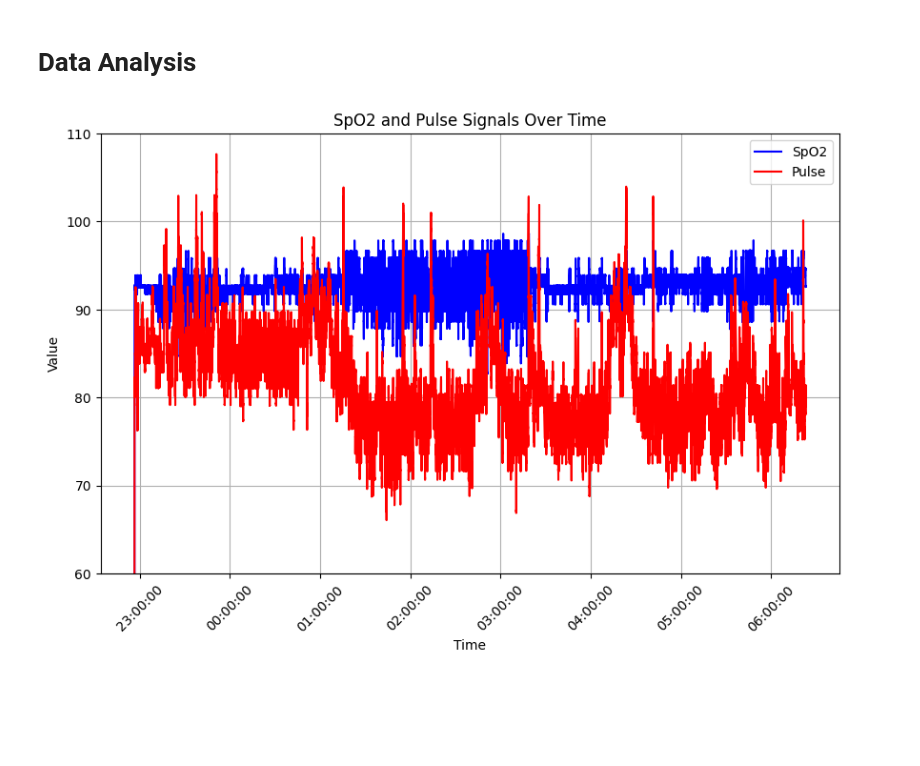
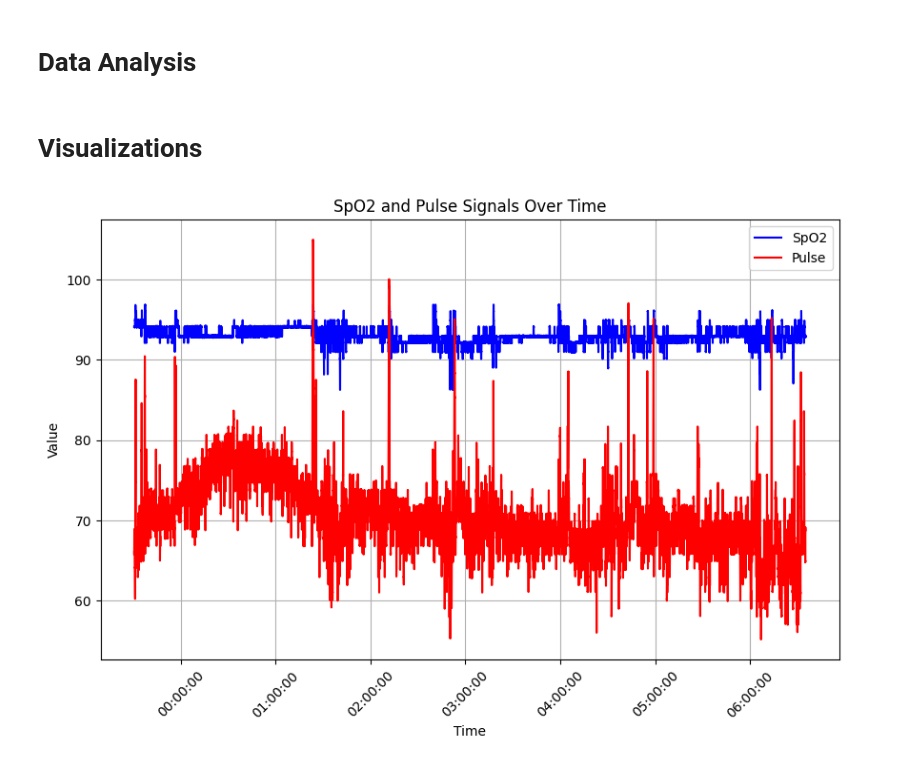
Before and after one commit to AnnaGass/DSA-SleepHealthData, a Jupyter notebook: DecisionTree.ipynb, the cells around one changed output. Cells and saved outputs as stored; diff of their text form; code cells hidden in the pictures; blank space fills up the shorter version.

Commit message:
Finished data preparation steps

```diff
--- a/DecisionTree.ipynb
+++ b/DecisionTree.ipynb
@@ -4,7 +4,7 @@
 # @title # Select the subject to be used { display-mode: "both" }
 variable_name = ""
 
-subject = '027'
+subject = '019'
 # %% [markdown]
 # Install python libraries and load packages
 # %%
@@ -38,6 +35,11 @@ from datetime import timedelta
 from datetime import datetime
 # %% [markdown]
 # Import data
+# %%
+# @title Define constants
+base_url = "https://physionet.org/files/ucddb/1.0.0/ucddb" + subject
+orig_data = "/content/physionet.org/files/ucddb/1.0.0/ucddb" + subject
+output_directory = "data_preparation/subject" + subject + "/"
 # %%
 # @title Import the data from physionet { display-mode: "both" }
 
@@ -55,10 +59,6 @@ command = "wget -r -N -c -np " + apnea_annotation_path
 result = subprocess.run(command, shell=True, capture_output=True, text=True)
 # %% [markdown]
 # Prepare the data
-# %%
-# @title Define constants
-orig_data = "/content/physionet.org/files/ucddb/1.0.0/ucddb" + subject
-output_directory = "results/subject" + subject + "/"
 # %%
 # @title Create output directory for subject
 
@@ -248,9 +347,37 @@ df_merged_stage.to_csv(merged_csg, index=False)
+# %%
+# @title Simplify target class
+
+# Load the CSV file into a DataFrame
+df = pd.read_csv(sleep_stage_text_csv)
+
+# Define the name of the output file
+final_csv = output_directory + "09_final.csv"
+
+def normalize_apnea_column(value):
+    if str(value).startswith('AP'):
+        return 'Apnea'
+    elif str(value).startswith('HYP'):
+        return 'Hypoapnea'
+    else:
+        return 'Nothing'
+
+# Apply the normalization function to the target class
+df['Apnea'] = df['Apnea'].apply(normalize_apnea_column)
+
+# Save the filtered, categorized, and normalized DataFrame to a new CSV file
+df.to_csv(final_csv, index=False)
 # %% [markdown]
 # Data Analysis
+# %% [markdown]
+# Visualizations
 # %%
-# @title Plot the signals from subject[XXX]_signals.csv { display-mode: "both" }
+# @title Plot the signals from orig_signals.csv { display-mode: "both" }
+
 # Load CSV data into a DataFrame assuming the order of columns is timestamp, spo2, and pulse
-df = pd.read_csv(csv_file)
+df = pd.read_csv(final_csv)
+
+# Define the ouput for the diagramm
+plot_png = output_directory + "signals_plot.png"
 
 # Assuming the columns are in order: date, time, spo2, and pulse
 date = df['Date']
@@ -270,33 +397,31 @@ for dt_str in df['Timestamp']:
     except ValueError:
         # If milliseconds are not present, parse without milliseconds
         dt_obj = datetime.strptime(dt_str, "%Y-%m-%d %H:%M:%S")
     datetime_objects.append(dt_obj)
 
 
 # Plotting
 plt.figure(figsize=(10, 6))
 plt.plot(datetime_objects, df['SpO2'], label='SpO2', color='blue')
 plt.plot(datetime_objects, df['Pulse'], label='Pulse', color='red')
 
 plt.title('SpO2 and Pulse Signals Over Time')
 plt.xlabel('Time')
 plt.ylabel('Value')
 plt.legend()
 #plt.ylim(60, 110)
 plt.grid(True)
 
 # Set the format of the x-axis ticks to display only the time part
 plt.gca().xaxis.set_major_formatter(mdates.DateFormatter('%H:%M:%S'))
 
 # Rotate the x-axis labels for better readability
 plt.xticks(rotation=45)
 
-plot_png = "results/subject_plot" + subject + ".png"
-
 # Save the plot to a file
 plt.savefig(plot_png)
 
 # Show the plot
 plt.show()
 # %% [output]
-[figure, old version]
+[figure, new version]
```
Also changed, not shown: parts of 14 cells of this notebook.
